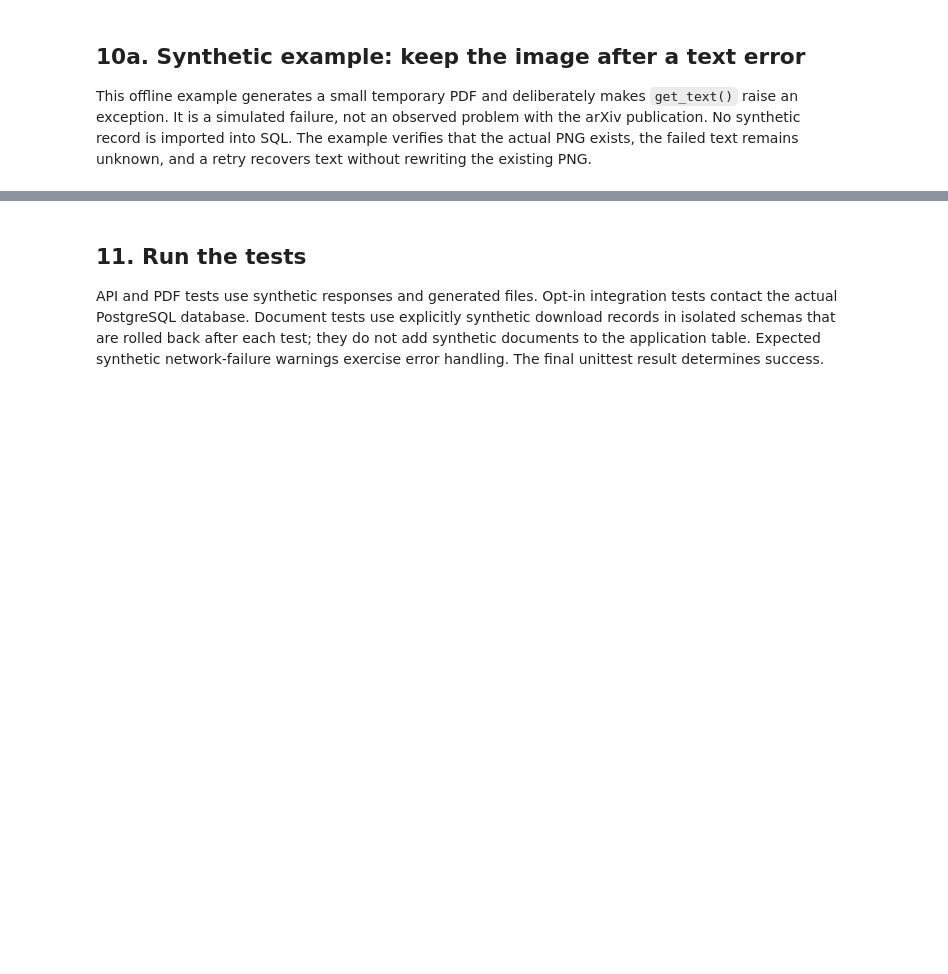
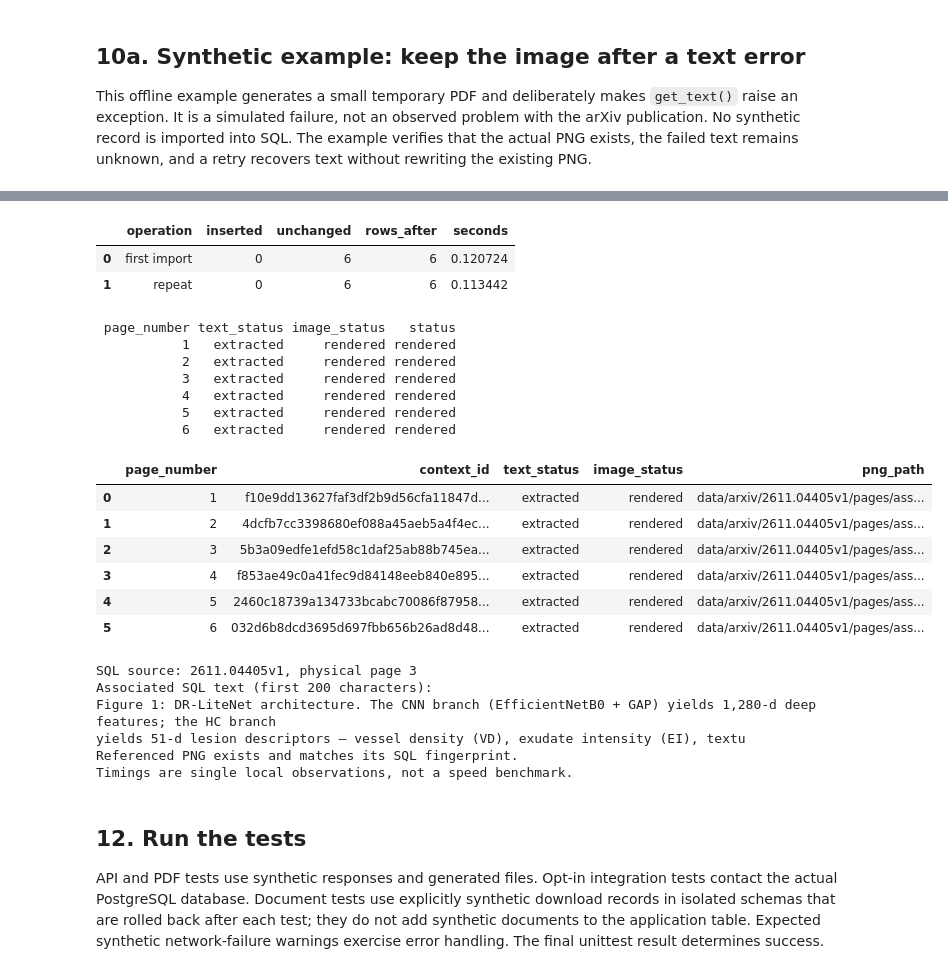
Before and after one commit to tubakadriye/search4cure-diabetes-multi-agent-system, a Jupyter notebook: notebooks/walkthrough.ipynb, the cells around one changed output, grey strips where cells are left out. Drawn from its saved outputs; the diff is of its cells as text; code cells hidden in the pictures; blank space fills up the shorter version.

Commit message:
Store page contexts in PostgreSQL

```diff
--- a/notebooks/walkthrough.ipynb
+++ b/notebooks/walkthrough.ipynb
@@ -554,0 +569,46 @@ Retry: text recovered; existing PNG kept unchanged.
+# %%
+initialize_schema()
+document = download_result["search"]["document"]
+identifier, version = document["arxiv_id"], document["version"]
+before_count = len(read_page_contexts(identifier, version))
+started = time.perf_counter()
+page_import = store_pages(page_result["metadata_path"])
+first_seconds = time.perf_counter() - started
+after_first = read_page_contexts(identifier, version)
+started = time.perf_counter()
+page_repeat = store_pages(page_result["metadata_path"])
+repeat_seconds = time.perf_counter() - started
+sql_pages = read_page_contexts(identifier, version)
+assert page_import["failed_count"] == page_repeat["failed_count"] == 0
+assert page_repeat["inserted_count"] == 0
+assert len(sql_pages) == len(after_first)
+print("Context rows before import:", before_count)
+measurements_df = pd.DataFrame([
+    {"operation": "first import", "inserted": page_import["inserted_count"],
+     "unchanged": page_import["unchanged_count"], "rows_after": len(after_first), "seconds": first_seconds},
+    {"operation": "repeat", "inserted": page_repeat["inserted_count"],
+     "unchanged": page_repeat["unchanged_count"], "rows_after": len(sql_pages), "seconds": repeat_seconds},
+])
+print(measurements_df.to_string(index=False))
+display(measurements_df)
+
+fresh_ids = {item["context_id"] for item in page_import["pages"]}
+current_contexts = [row for row in sql_pages if row["context_id"] in fresh_ids]
+assert len(current_contexts) == page_result["page_count"]
+for row in current_contexts:
+    original = page_result["pages"][row["page_number"] - 1]
+    assert row["page_text"] == original["text"]
+    assert row["png_sha256"] == original["image"]["sha256"]
+    assert row["chunk_ids"] == original["chunk_ids"]
+contexts_df = pd.DataFrame(current_contexts)
+print(contexts_df[["page_number", "text_status", "image_status", "status"]].to_string(index=False))
+display(contexts_df[["page_number", "context_id", "text_status", "image_status", "png_path"]])
+
+sql_example = next(row for row in current_contexts if row["page_number"] == PAGE_TO_SHOW)
+assert hashlib.sha256(Path(sql_example["png_path"]).read_bytes()).hexdigest() == sql_example["png_sha256"]
+print(f"SQL source: {sql_example['arxiv_id']}v{sql_example['version']}, physical page {sql_example['page_number']}")
+print("Associated SQL text (first 200 characters):")
+print(sql_example["page_text"][:200])
+print("Referenced PNG exists and matches its SQL fingerprint.")
+print("Timings are single local observations, not a speed benchmark.")
+# %% [output]
@@ -555,5 +627,28 @@ Retry: text recovered; existing PNG kept unchanged.
+|  | operation | inserted | unchanged | rows_after | seconds |
+| 0 | first import | 0 | 6 | 6 | 0.120724 |
+| 1 | repeat | 0 | 6 | 6 | 0.113442 |
+ page_number text_status image_status   status
+           1   extracted     rendered rendered
+           2   extracted     rendered rendered
+           3   extracted     rendered rendered
+           4   extracted     rendered rendered
+           5   extracted     rendered rendered
+           6   extracted     rendered rendered
+|  | page_number | context_id | text_status | image_status | png_path |
+| 0 | 1 | f10e9dd13627faf3df2b9d56cfa11847d... | extracted | rendered | data/arxiv/2611.04405v1/pages/ass... |
+| 1 | 2 | 4dcfb7cc3398680ef088a45aeb5a4f4ec... | extracted | rendered | data/arxiv/2611.04405v1/pages/ass... |
+| 2 | 3 | 5b3a09edfe1efd58c1daf25ab88b745ea... | extracted | rendered | data/arxiv/2611.04405v1/pages/ass... |
+| 3 | 4 | f853ae49c0a41fec9d84148eeb840e895... | extracted | rendered | data/arxiv/2611.04405v1/pages/ass... |
+| 4 | 5 | 2460c18739a134733bcabc70086f87958... | extracted | rendered | data/arxiv/2611.04405v1/pages/ass... |
+| 5 | 6 | 032d6b8dcd3695d697fbb656b26ad8d48... | extracted | rendered | data/arxiv/2611.04405v1/pages/ass... |
+SQL source: 2611.04405v1, physical page 3
+Associated SQL text (first 200 characters):
+Figure 1: DR-LiteNet architecture. The CNN branch (EfficientNetB0 + GAP) yields 1,280-d deep features; the HC branch
+yields 51-d lesion descriptors – vessel density (VD), exudate intensity (EI), textu
+Referenced PNG exists and matches its SQL fingerprint.
+Timings are single local observations, not a speed benchmark.
 # %% [markdown]
-## 11. Run the tests
+## 12. Run the tests
 
 API and PDF tests use synthetic responses and generated files. Opt-in integration tests contact the actual PostgreSQL database. Document tests use explicitly synthetic download records in isolated schemas that are rolled back after each test; they do not add synthetic documents to the application table. Expected synthetic network-failure warnings exercise error handling. The final unittest result determines success.
 # %%
```
Also changed, not shown: parts of 16 cells of this notebook, 8 other files.
